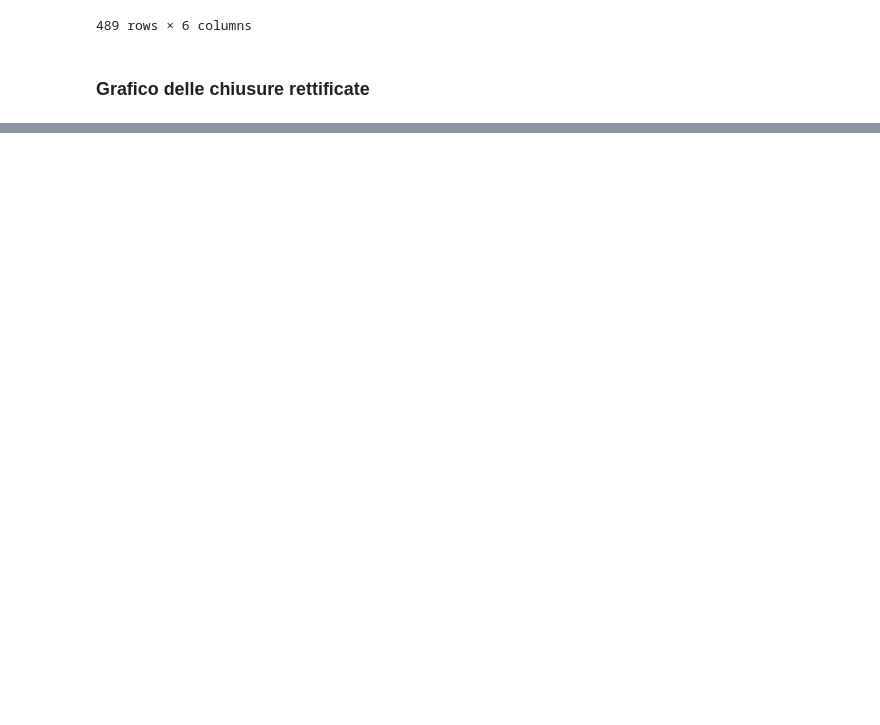
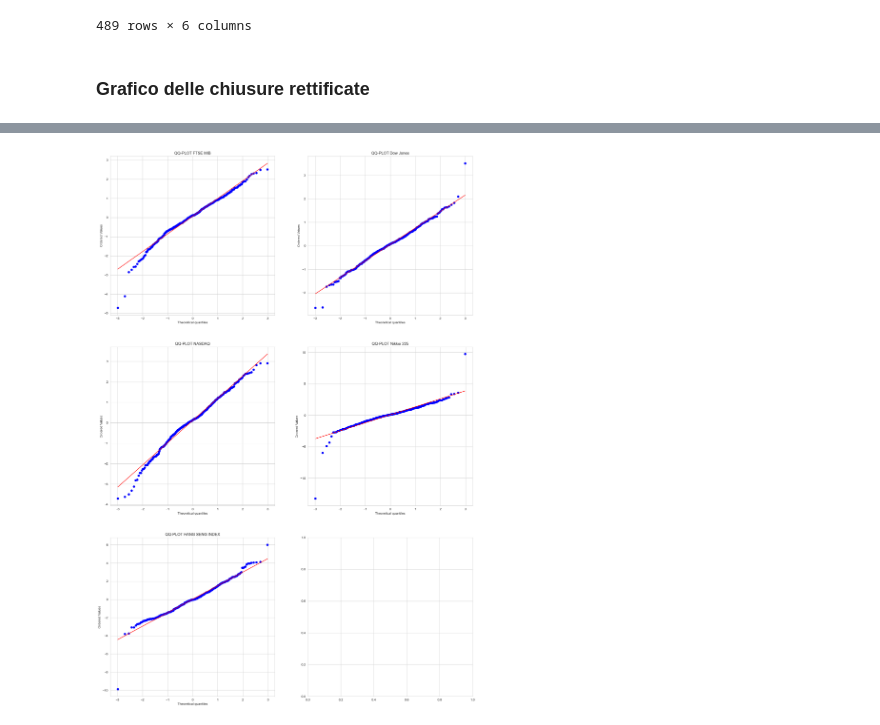
Before and after one commit to Dissan97/MSPMF_project, a Jupyter notebook: project.ipynb, the cells around one changed output, grey strips where cells are left out. Saved outputs shown, nothing was run; the diff lists cells and outputs as text; code cells hidden in the pictures; blank space fills up the shorter version.

```diff
--- a/project.ipynb
+++ b/project.ipynb
@@ -346,0 +858,16 @@ multi_plot_in_row(dfs=dfs_log_ret, plot_names=injector.get_indexes_names())
+# %%
+import scipy.stats as stats
+fig, axs = plt.subplots(len(injector.indexes) - 2, 2, figsize=(20,30))
+i = 0
+j = 0
+for index in injector.indexes:
+    stats.probplot(index.daily_info[im.LOG_RETURN_PERCENTAGE], dist="norm", plot=axs[i][j])
+    axs[i][j].set_title(f'QQ-PLOT {index.i_name}')
+    j += 1
+    if j % 2 == 0:
+        j = 0
+        i+=1
+
+plt.show()
+# %% [output]
+[figure, added]
```
Also changed, not shown: parts of 60 cells of this notebook, 6 other files.
